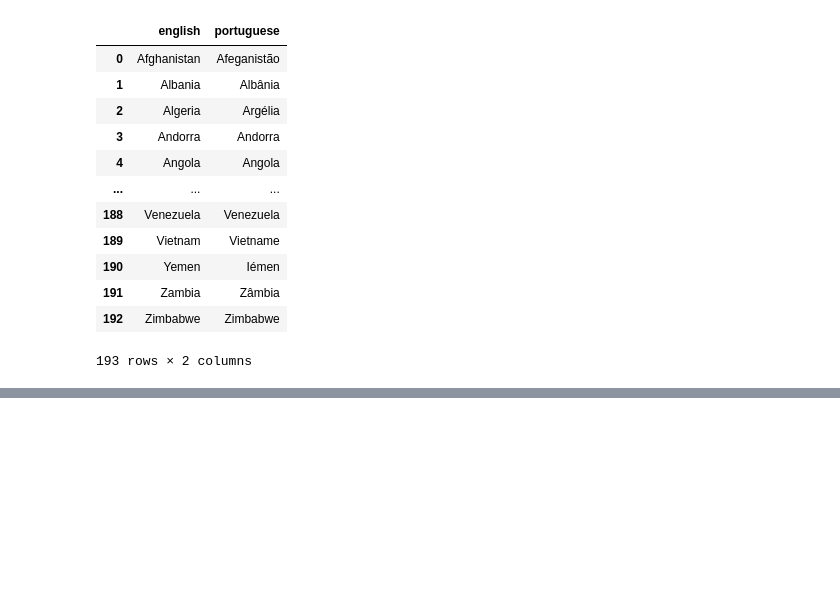
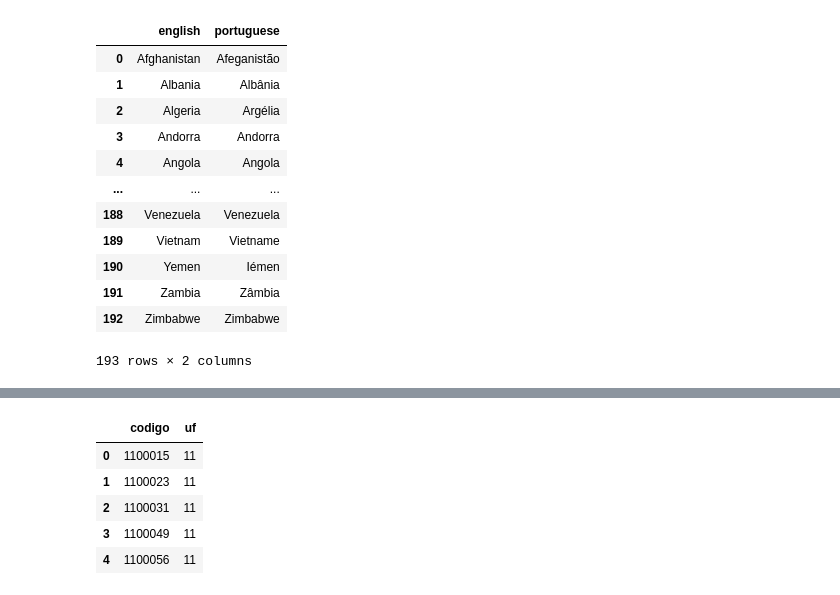
Before and after one commit to patrick-oliveira/ProjetoBD, a Jupyter notebook: processamento_dados.ipynb, the cells around one changed output, grey strips where cells are left out. Saved outputs shown, nothing was run; the diff lists cells and outputs as text; code cells hidden in the pictures; blank space fills up the shorter version.

```diff
--- a/processamento_dados.ipynb
+++ b/processamento_dados.ipynb
@@ -632,0 +679,10 @@ nomes_paises
+# %%
+municipios = pd.read_csv('data/tabelas/municipio.csv', names = ['codigo', 'uf'])
+municipios.head()
+# %% [output]
+|  | codigo | uf |
+| 0 | 1100015 | 11 |
+| 1 | 1100023 | 11 |
+| 2 | 1100031 | 11 |
+| 3 | 1100049 | 11 |
+| 4 | 1100056 | 11 |
```
Also changed, not shown: parts of 5 cells of this notebook, 1 other file.
